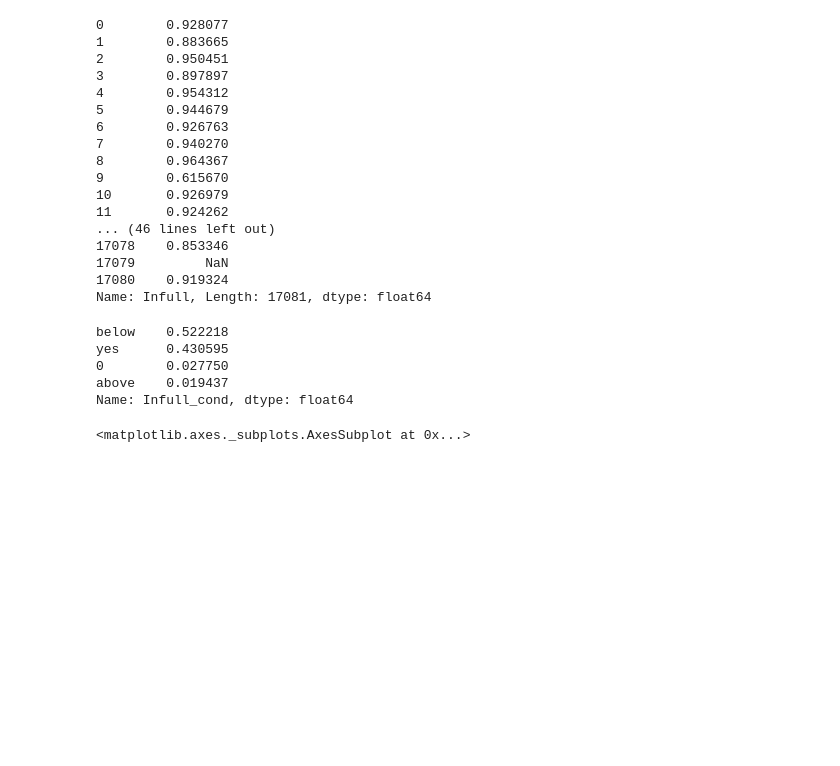
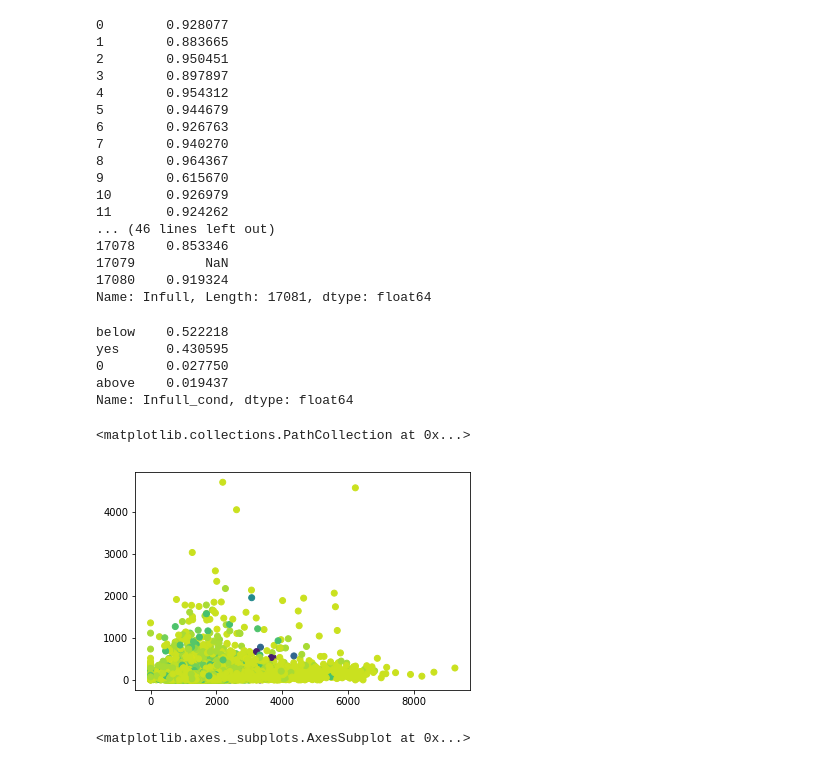
Before and after one commit to TriglotAmarelle/dm, a Jupyter notebook: Uplift_per_workorder.ipynb, the cells around one changed output. Saved outputs shown, nothing was run; the diff lists cells and outputs as text; code cells hidden in the pictures; blank space fills up the shorter version.

```diff
--- a/Uplift_per_workorder.ipynb
+++ b/Uplift_per_workorder.ipynb
@@ -66,7 +66,7 @@ dff.WO_Doc_Type.unique()
 # %% [output]
 array(['W2'], dtype=object)
 # %%
-#df4 = dff[dff.WO_Type != 'OMWERKERS']
+df4 = dff[dff.WO_Type != 'OMWERKERS']
 # %%
 #df4 = df4[df4.WO_Doc_Type != 'W3']
 # %%
@@ -119,5 +119,16 @@ yes      0.430595
 0        0.027750
 above    0.019437
 Name: Infull_cond, dtype: float64
+# %%
+df5 = df4
+import matplotlib.pyplot as plt
+
+df5.rename(columns={'Total First Choice': 'Total_First_Choice', 'Total Scrap':'Total_Scrap'}, inplace=True)
+plt.scatter(x=df5.Total_First_Choice,
+            y=df5.Total_Scrap,
+            c=df5.Description.astype('category').cat.codes)
+# %% [output]
+<matplotlib.collections.PathCollection at 0x...>
+[figure, added]
 # %%
 #Exploratory Analysis. There seems to be an improving trend over the years, let's not jinx it.
```
Also changed, not shown: parts of 6 cells of this notebook.
